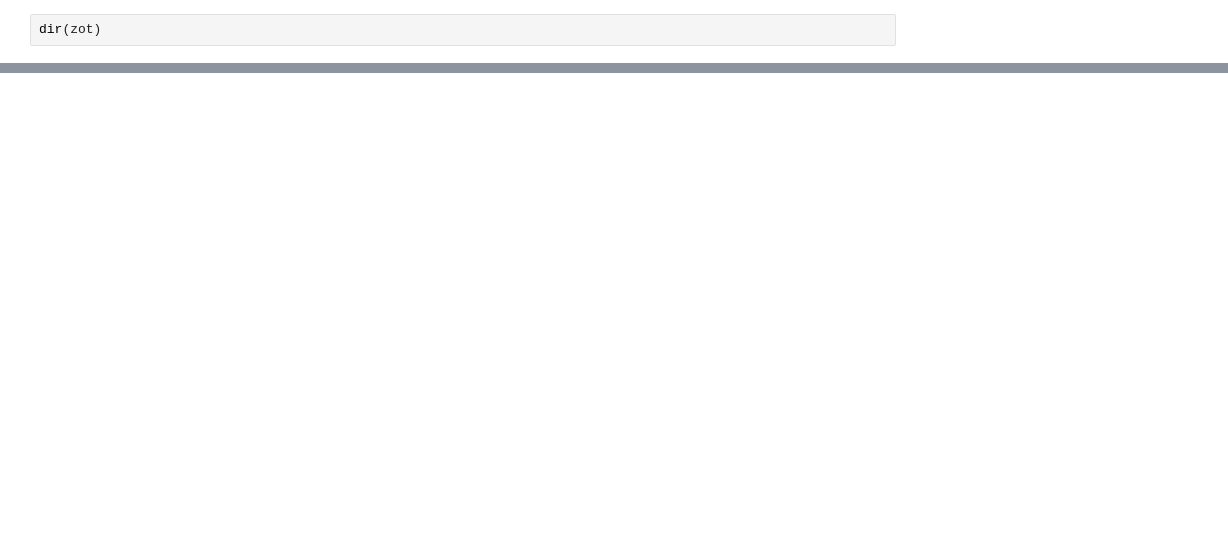
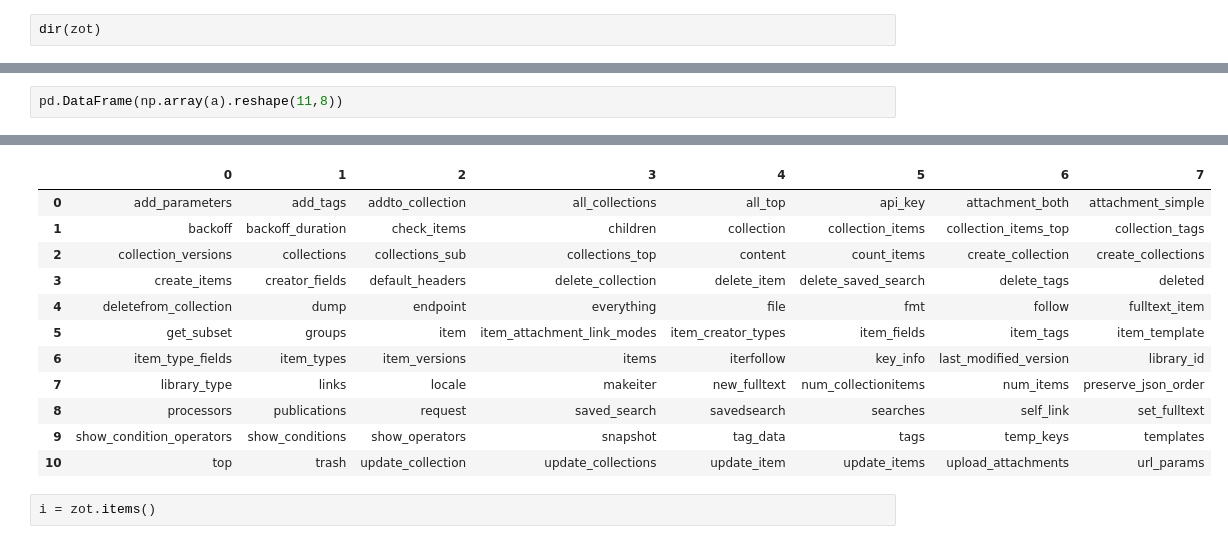
Before and after one commit to fisheryounggod/MyCode, a Jupyter notebook: 我的文献管理系统/Zotero 管理.ipynb, the cells around one changed output, grey strips where cells are left out. Cells and saved outputs as stored; diff of their text form; blank space fills up the shorter version.

```diff
--- a/我的文献管理系统/Zotero 管理.ipynb
+++ b/我的文献管理系统/Zotero 管理.ipynb
@@ -216,0 +156,3 @@ list-=[
+# %%
+pd.DataFrame(np.array(a).reshape(11,8))
+# %% [output]
@@ -216,0 +160,14 @@ list-=[
+|  | 0 | 1 | 2 | 3 | 4 | 5 | 6 | 7 |
+| 0 | add_parameters | add_tags | addto_collection | all_collections | all_top | api_key | attachment_both | attachment_simple |
+| 1 | backoff | backoff_duration | check_items | children | collection | collection_items | collection_items_top | collection_tags |
+| 2 | collection_versions | collections | collections_sub | collections_top | content | count_items | create_collection | create_collections |
+| 3 | create_items | creator_fields | default_headers | delete_collection | delete_item | delete_saved_search | delete_tags | deleted |
+| 4 | deletefrom_collection | dump | endpoint | everything | file | fmt | follow | fulltext_item |
+| 5 | get_subset | groups | item | item_attachment_link_modes | item_creator_types | item_fields | item_tags | item_template |
+| 6 | item_type_fields | item_types | item_versions | items | iterfollow | key_info | last_modified_version | library_id |
+| 7 | library_type | links | locale | makeiter | new_fulltext | num_collectionitems | num_items | preserve_json_order |
+| 8 | processors | publications | request | saved_search | savedsearch | searches | self_link | set_fulltext |
+| 9 | show_condition_operators | show_conditions | show_operators | snapshot | tag_data | tags | temp_keys | templates |
+| 10 | top | trash | update_collection | update_collections | update_item | update_items | upload_attachments | url_params |
+# %%
+i = zot.items()
```
Also changed, not shown: parts of 28 cells of this notebook, 15 other files.
